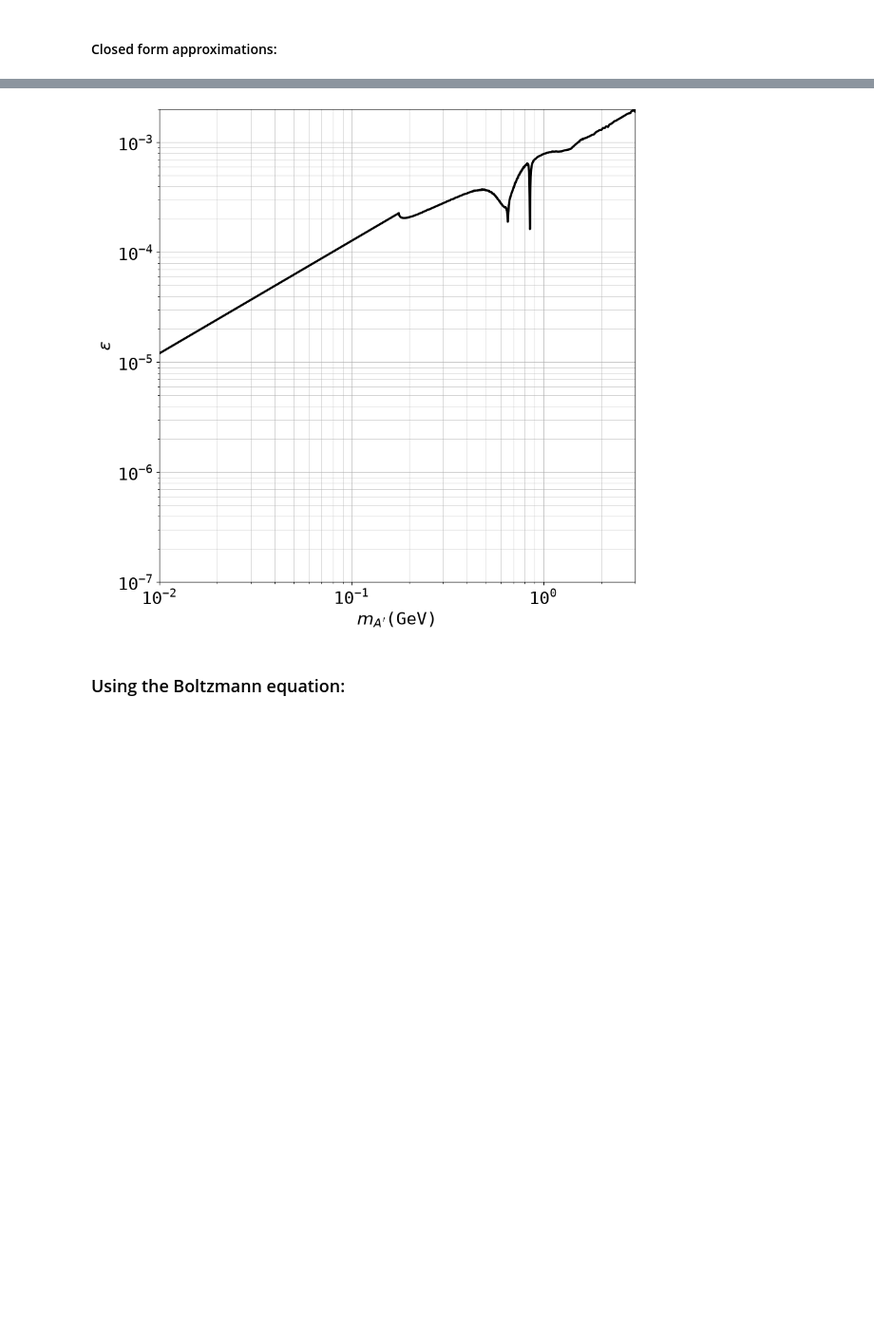
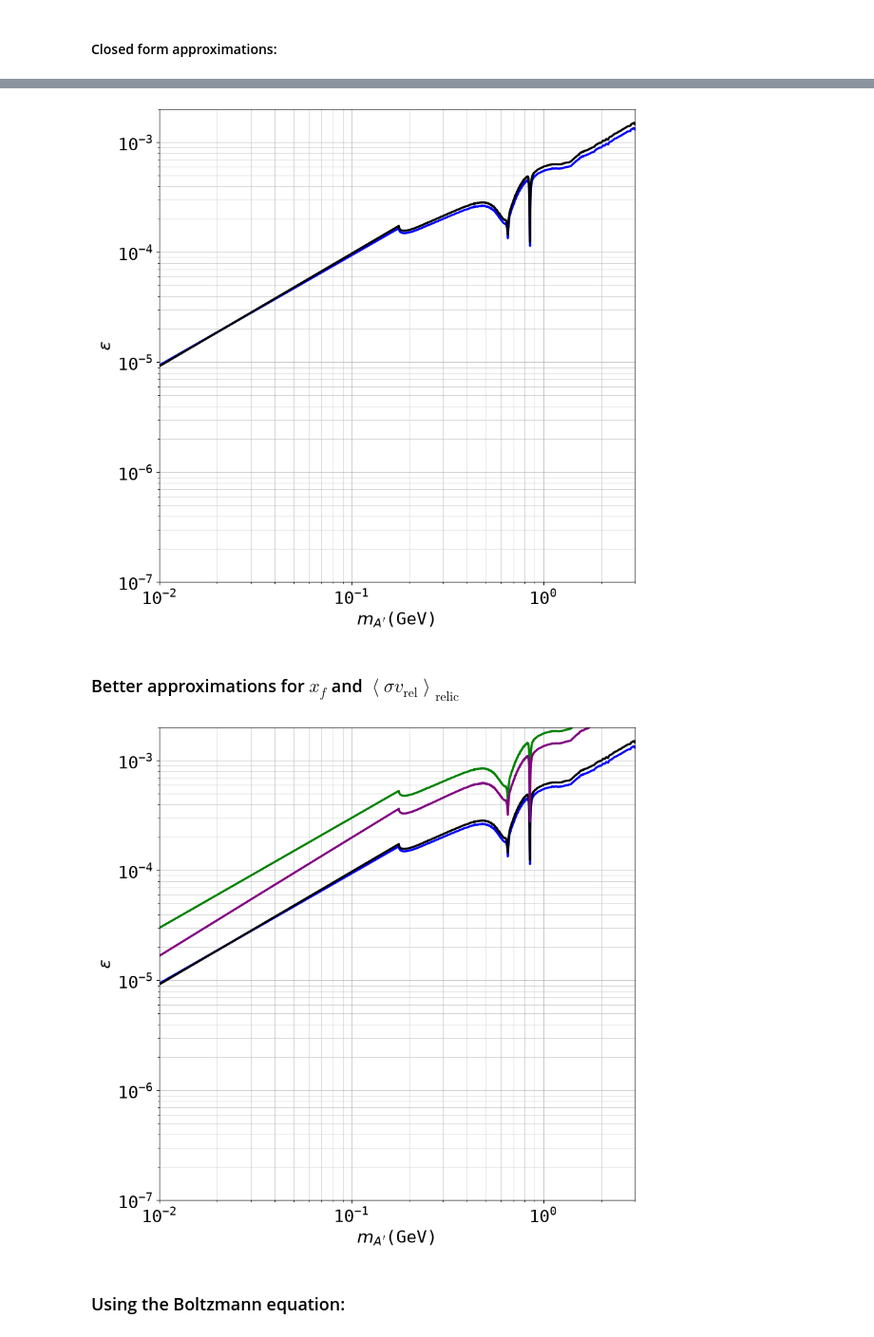
Before and after one commit to sgogoeg/bcgs_internship, a Jupyter notebook: Code/Relic_Abundance.ipynb, the cells around one changed output, grey strips where cells are left out. Shown at 95% size. Cells and saved outputs as stored; diff of their text form; code cells hidden in the pictures; blank space fills up the shorter version.

```diff
--- a/Code/Relic_Abundance.ipynb
+++ b/Code/Relic_Abundance.ipynb
@@ -264,7 +266,7 @@ ax.grid(True, which='minor', linestyle='-', linewidth=0.5, alpha=0.75)
 ax.set_axisbelow(True) # Ensure grid is below data
 
 
-#plt.plot(ma, eps_approx_0, color = 'blue', linewidth = 2.5, label = r"$\varepsilon_{relic}$ low effort 1")
+plt.plot(ma, eps_approx_0, color = 'blue', linewidth = 2.5, label = r"$\varepsilon_{relic}$ low effort 1")
 plt.plot(ma, eps_approx_1, color = 'black', linewidth = 2.5, label = r"$\epsilon_{relic}$ low effort 2")
 
 ## Color palets:
@@ -308,4 +310,6 @@ ax.set_ybound(y_min, y_max)
 plt.savefig("figures/relic_abundance_0.pdf", bbox_inches='tight')
 plt.show()
 # %% [output]
-[figure, old version]
+[figure, new version]
+# %% [markdown]
+### Better approximations for $x_f$ and $\left\langle \sigma v_{\text{rel}} \right\rangle_{\text{relic}}$
@@ -312,3 +464,75 @@ plt.show()
+# %%
+## Creating a plot:
+
+fig, ax = plt.subplots(figsize=(10, 10))
+
+ax.set_xlabel(r"$m_{A'}$(GeV)")
+ax.set_ylabel(r"$\varepsilon$")
+
+## Log Axis
+ax.set_xscale('log')
+ax.set_yscale('log')
+
+## Lock the square shape
+#ax.set_aspect('equal', adjustable='datalim')
+
+## Major grid:
+ax.grid(True, which='major', linestyle='-', linewidth=0.75, alpha=0.75)
+
+## Minor ticks and grid:
+ax.minorticks_on()
+ax.grid(True, which='minor', linestyle='-', linewidth=0.5, alpha=0.75)
+
+ax.set_axisbelow(True) # Ensure grid is below data
+
+
+plt.plot(ma, eps_approx_0, color = 'blue', linewidth = 2.5, label = r"$\varepsilon_{relic}$ low effort 1")
+plt.plot(ma, eps_approx_1, color = 'black', linewidth = 2.5, label = r"$\epsilon_{relic}$ low effort 2")
+plt.plot(ma, eps_approx_2, color = 'green', linewidth = 2.5, label = r"$\epsilon_{relic}$ low effort 3")
+plt.plot(ma, eps_approx_3, color = 'purple', linewidth = 2.5, label = r"$\epsilon_{relic}$ low effort 4")
+
+## Color palets:
+
+dataset_colors = ['#9671bd', '#7e7e7e', '#77b5b6']
+dataset_line_colors = ['#6a408d', '#4e4e4e', '#378d94']
+
+# And the colour for the lines (regressions):
+regression_color = '#8a8a8a' # <-- neutral grey
+# regression_color = '#7f9fa1' # <-- greyish seafoam
+
+
+## Setting a costumised legend:
+handles, labels = ax.get_legend_handles_labels() # get all legend items
+desired_order = [0, 1, 2, 3]  # change the order of legend elements
+
+
+'''ax.legend(
+    [handles[i] for i in desired_order],
+    [labels[i] for i in desired_order],
+    loc = 'upper center',
+    bbox_to_anchor = (0.5, 1.10),  # center top, above axes
+    ncol = 4,                      # spread horizontally
+    frameon = False                # removes legend border
+)'''
+
+# Define how much to zoom out from the data plotting range (cm):
+x_min = 1e-2
+x_max = 3
+x_range = x_max - x_min
+
+y_min = 1e-7
+y_max = 2e-3
+y_range = y_max - y_min
+
+# Set the new plotting limits explicitly
+ax.set_xbound(x_min, x_max)
+ax.set_ybound(y_min, y_max)
+
+# Save and show the figure:
+plt.savefig("figures/relic_abundance_0.pdf", bbox_inches='tight')
+plt.show()
+# %% [output]
+[figure, added]
 # %% [markdown]
 ### Using the Boltzmann equation:
 # %% [markdown]
```
Also changed, not shown: parts of 24 cells of this notebook, 6 other files.
